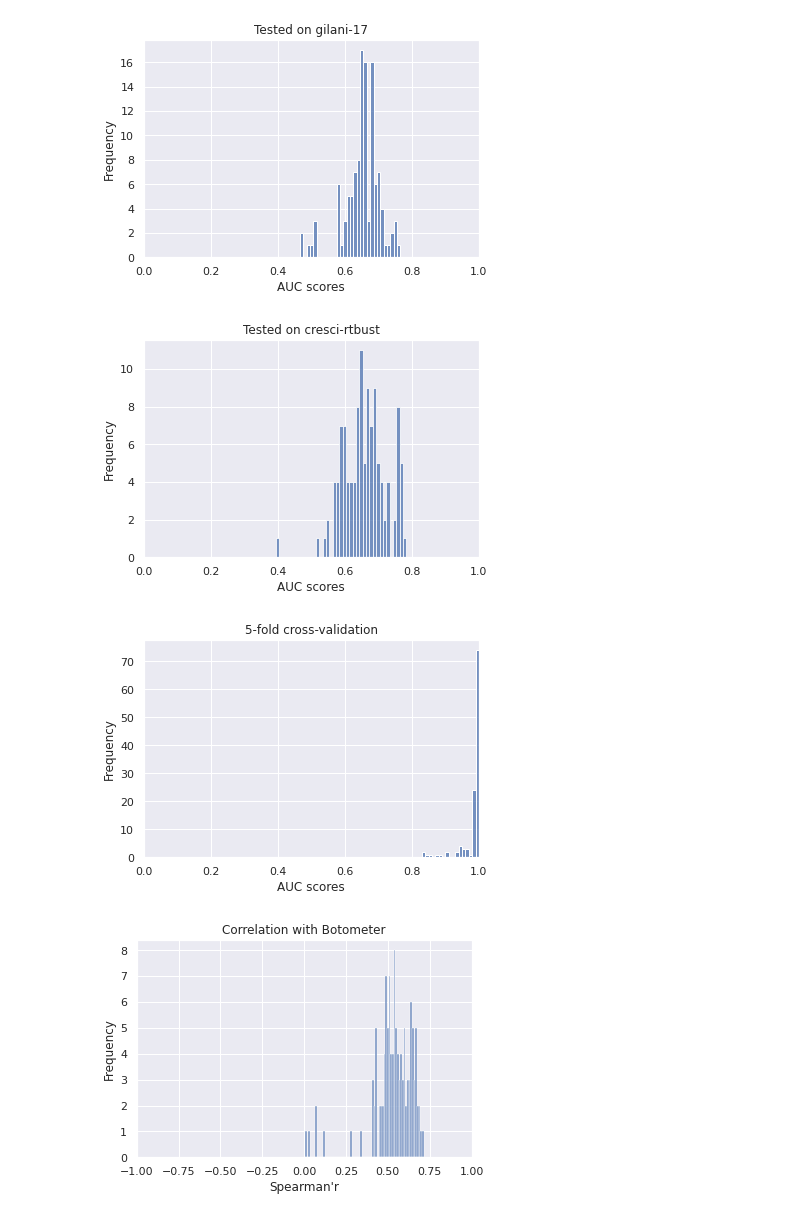
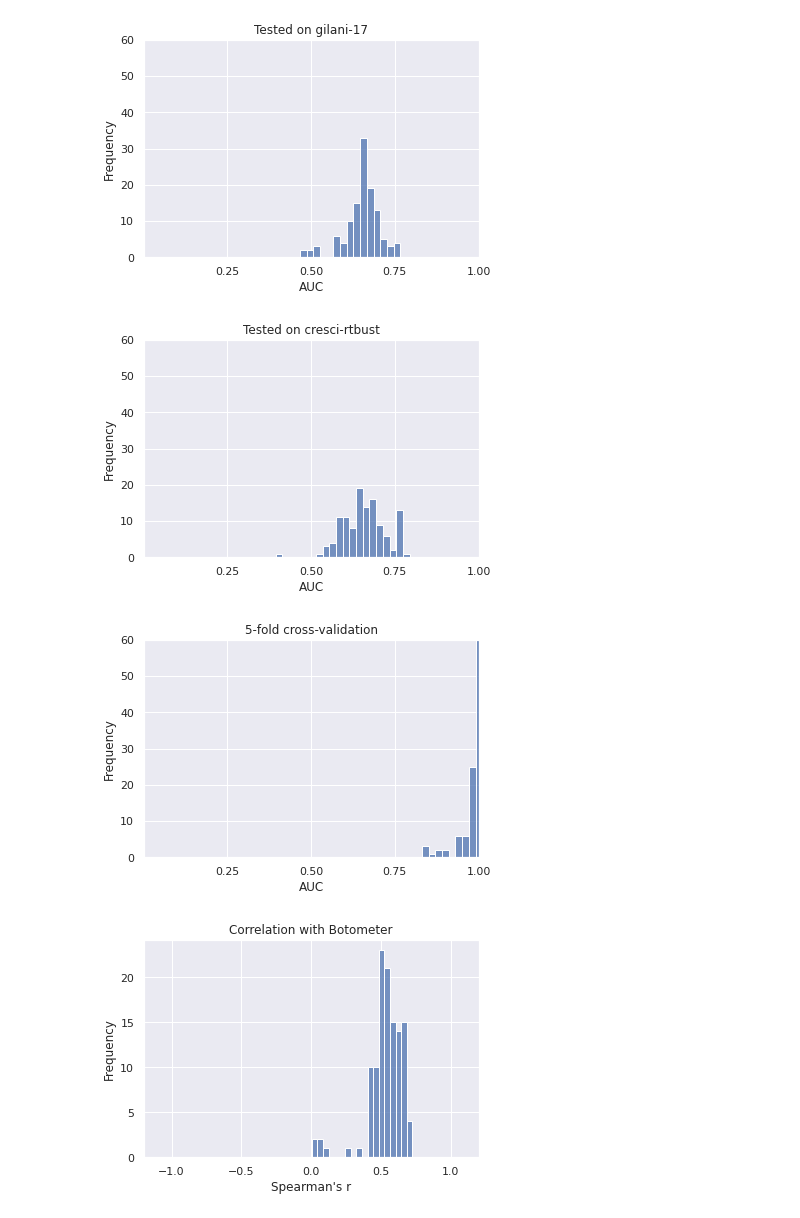
Before and after one commit to KatrinaLiqy/SocialBotDetection, a Jupyter notebook: DataPlot.ipynb, the cells around one changed output. Drawn from its saved outputs; the diff is of its cells as text; code cells hidden in the pictures.

Commit message:
made plots closer to Yang et al

```diff
--- a/DataPlot.ipynb
+++ b/DataPlot.ipynb
@@ -9,16 +9,18 @@ sns.set_theme()
 # %%
 results = pd.read_csv(results_path + '/mean.csv')
 # %%
-p = sns.histplot(data=results, x="botwiki-verified", binwidth=0.01).set(title='Tested on botwiki-verified', xlabel='AUC scores', ylabel='Frequency', xlim=(0.0,1.0))
+graph_settings = {"xlabel": "AUC", "ylabel": "Frequency", "xlim": (-0,1), "xticks": [0.25, 0.5, 0.75, 1.0]}
+
+p = sns.histplot(data=results, x="botwiki-verified", binwidth=0.02).set(title='Tested on botwiki-verified', **graph_settings)
 plt.show()
-p = sns.histplot(data=results, x="midterm-18", binwidth=0.01).set(title='Tested on midterm-18', xlabel='AUC scores', ylabel='Frequency', xlim=(0.0,1.0))
+p = sns.histplot(data=results, x="midterm-18", binwidth=0.02).set(title='Tested on midterm-18', **graph_settings)
 plt.show()
-p = sns.histplot(data=results, x="gilani-17", binwidth=0.01).set(title='Tested on gilani-17', xlabel='AUC scores', ylabel='Frequency', xlim=(0.0,1.0))
+p = sns.histplot(data=results, x="gilani-17", binwidth=0.02).set(title='Tested on gilani-17', **graph_settings)
 plt.show()
-p = sns.histplot(data=results, x="cresci-rtbust", binwidth=0.01).set(title='Tested on cresci-rtbust', xlabel='AUC scores', ylabel='Frequency', xlim=(0.0,1.0))
+p = sns.histplot(data=results, x="cresci-rtbust", binwidth=0.02).set(title='Tested on cresci-rtbust', **graph_settings)
 plt.show()
-p = sns.histplot(data=results, x="5-fold_cross-validation", binwidth=0.01).set(title='5-fold cross-validation', xlabel='AUC scores', ylabel='Frequency', xlim=(0.0,1.0))
+p = sns.histplot(data=results, x="5-fold_cross-validation", binwidth=0.02).set(title='5-fold cross-validation', **graph_settings)
 plt.show()
-p = sns.histplot(data=results, x="spearman_r", binwidth=0.01).set(title='Correlation with Botometer', xlabel='Spearman\'r', ylabel='Frequency', xlim=(-1.0,1.0))
+p = sns.histplot(data=results, x="spearman_r", binwidth=0.04).set(title='Correlation with Botometer', xlabel='Spearman\'s r', ylabel='Frequency', xlim=(-1.2,1.2))
 plt.show()
 # %% [output]
@@ -27,4 +29,4 @@ plt.show()
-[figure, old version]
+[figure, new version]
-[figure, old version]
+[figure, new version]
-[figure, old version]
+[figure, new version]
-[figure, old version]
+[figure, new version]
```
Also changed, not shown: parts of 1 cell of this notebook.
